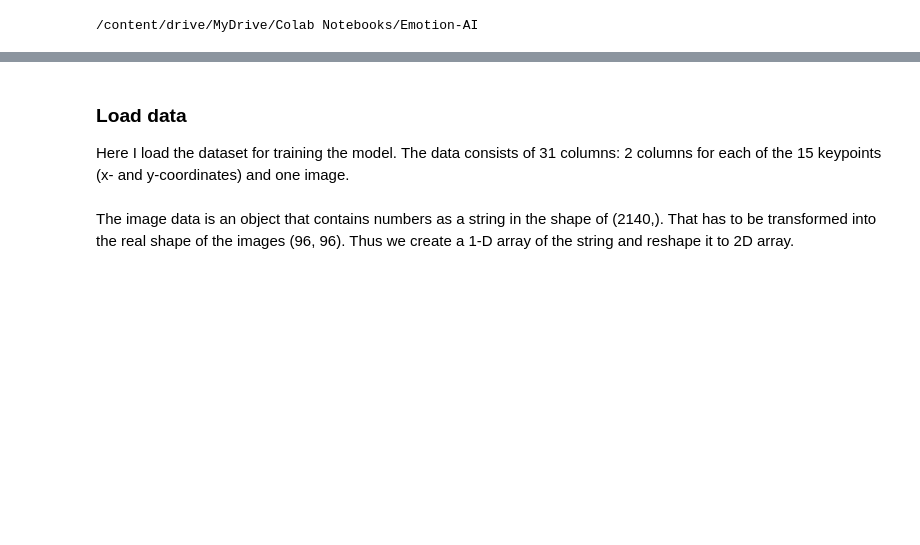
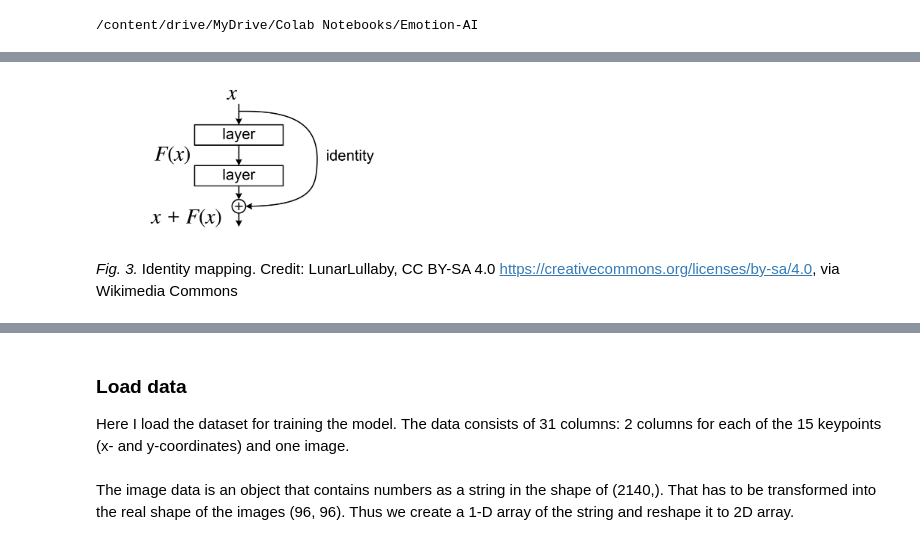
Before and after one commit to KaisuH/Emotion-AI, a Jupyter notebook: Emotion_AI.ipynb, the cells around one changed output, grey strips where cells are left out. Cells and saved outputs as stored; diff of their text form; code cells hidden in the pictures; blank space fills up the shorter version.

```diff
--- a/Emotion_AI.ipynb
+++ b/Emotion_AI.ipynb
@@ -63,0 +225,6 @@ import copy
+# %%
+display(Image(filename='/content/drive/MyDrive/Colab Notebooks/Emotion-AI/ResBlock.png', width=300))
+# %% [output]
+[figure, added]
+# %% [markdown]
+*Fig. 3.* Identity mapping. Credit: LunarLullaby, CC BY-SA 4.0 <https://creativecommons.org/licenses/by-sa/4.0>, via Wikimedia Commons
```
Also changed, not shown: parts of 30 cells of this notebook, 1 other file.
